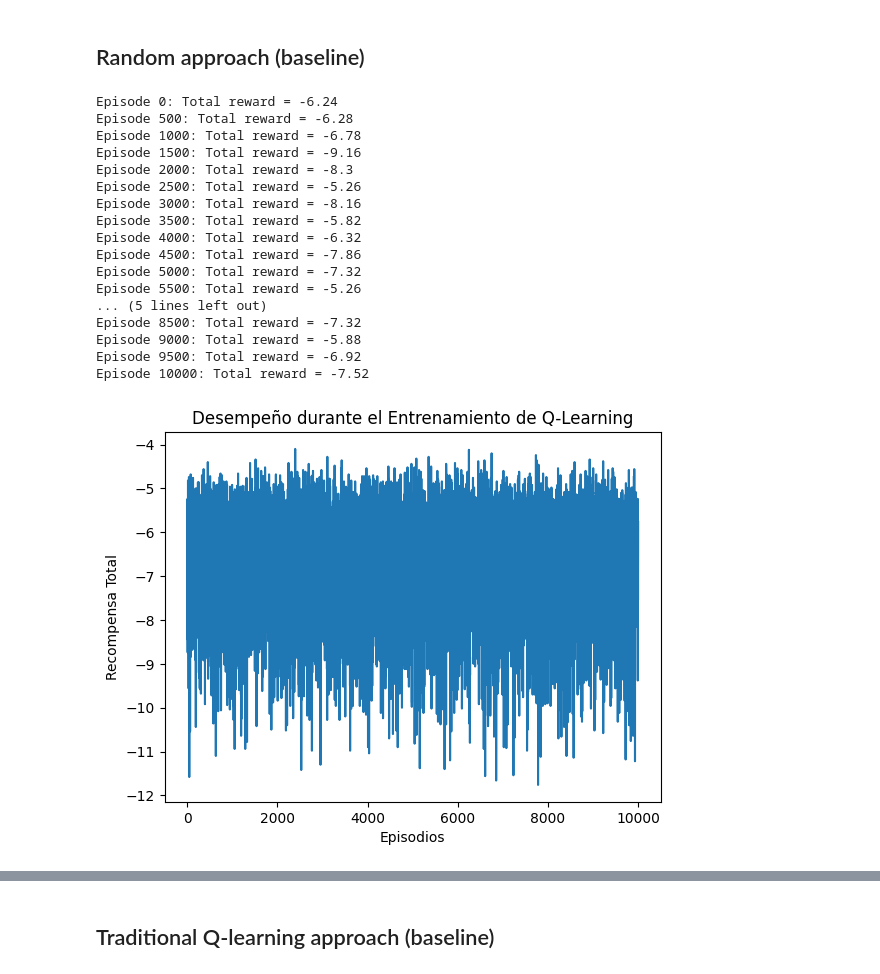
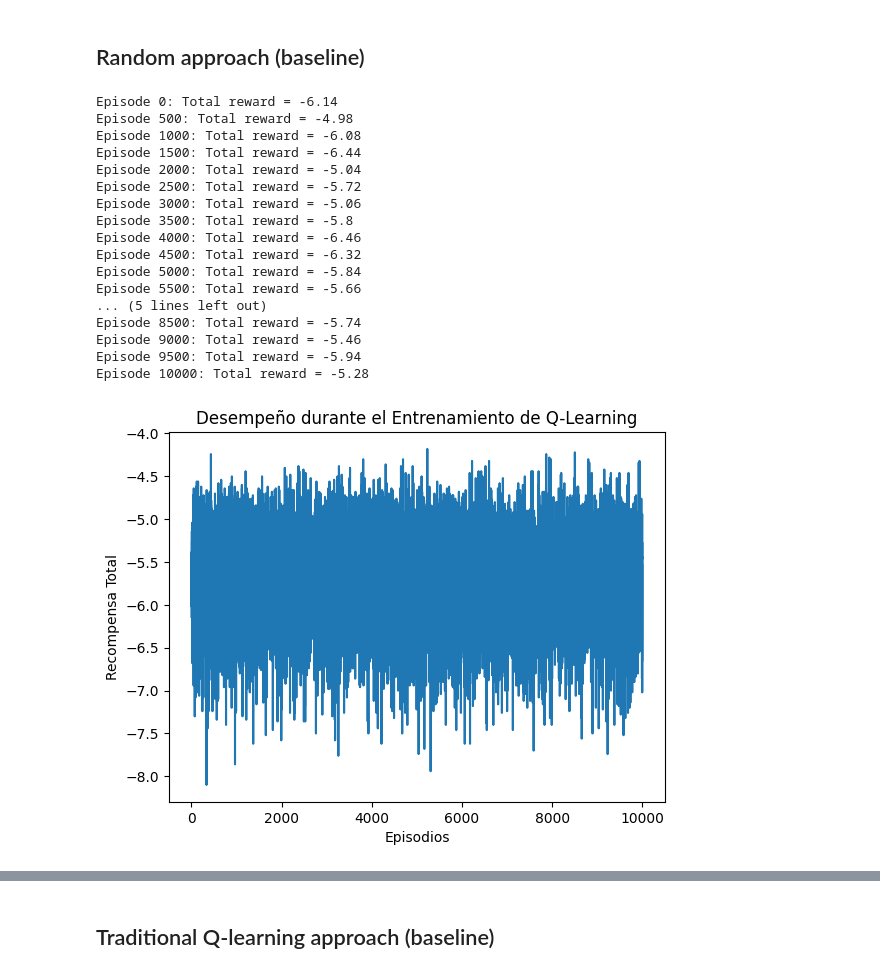
Before and after one commit to rulas99/rl_uniandes, a Jupyter notebook: memory/traffic_simulation_v1.ipynb, the cells around one changed output, grey strips where cells are left out. Cells and saved outputs as stored; diff of their text form; code cells hidden in the pictures.

```diff
--- a/memory/traffic_simulation_v1.ipynb
+++ b/memory/traffic_simulation_v1.ipynb
@@ -7,7 +7,7 @@ from typing import Tuple
 
 # Parámetros del entorno
 MAX_STATE = 10           # Escala de 0 a 10 para C1 y C2
-LAMBDA_ARRIVAL_C1 = 4       # Parámetro de la distribución de Poisson para llegadas
+LAMBDA_ARRIVAL_C1 = 2       # Parámetro de la distribución de Poisson para llegadas
 LAMBDA_ARRIVAL_C2 = 1       # Parámetro de la distribución de Poisson para llegadas
 
 # Parámetros de Q-Learning
@@ -77,9 +173,6 @@ class TrafficEnv:
 ## Random approach (baseline)
 # %%
 # Baseline always choose the same action:
-
-# Inicialización de la tabla Q
-q_table = np.zeros((MAX_STATE + 1, MAX_STATE + 1, len(actions)))
 
 
 # Bucle de entrenamiento
@@ -89,62 +182,51 @@ epsilon = EPSILON
 
 episode_changes = [3000, 6000]
 
 for episode in range(NUM_EPISODES):
     state = env.reset()
     total_reward = 0
     for step in range(STEPS_PER_EPISODE):
-        action = random.randint(0, len(actions)-1)
+        action = random.randint(0, len(env.actions)-1)
         next_state, reward, done = env.step(action)
         c1, c2 = state
         next_c1, next_c2 = next_state
         state = next_state
         total_reward += reward
-
-        # Actualización Q-Learning (Ecuación de Bellman)
-        #best_next = np.max(q_table[next_c1, next_c2, :])
-        #q_table[c1, c2, action] += ALPHA * (reward + GAMMA * best_next - q_table[c1, c2, action])
 
     # Decaimiento de epsilon
     if epsilon > EPSILON_MIN:
         epsilon *= EPSILON_DECAY
     rewards_per_episode.append(total_reward/STEPS_PER_EPISODE)
 
     if episode % 500 == 0:
         print(f"Episode {episode}: Total reward = {total_reward/STEPS_PER_EPISODE}")
 
-    if episode in episode_changes:
-        if episode == 3000:
-            env.c1_lambda = 1
-            env.c2_lambda = 4
-        elif episode == 6000:
-            env.c1_lambda = 4
-            env.c2_lambda = 1
 
 # Graficar el desempeño del agente durante el entrenamiento
 plt.plot(rewards_per_episode)
 plt.xlabel("Episodios")
 plt.ylabel("Recompensa Total")
 plt.title("Desempeño durante el Entrenamiento de Q-Learning")
 plt.show()
 # %% [output]
-Episode 0: Total reward = -6.24
-Episode 500: Total reward = -6.28
-Episode 1000: Total reward = -6.78
-Episode 1500: Total reward = -9.16
-Episode 2000: Total reward = -8.3
-Episode 2500: Total reward = -5.26
-Episode 3000: Total reward = -8.16
-Episode 3500: Total reward = -5.82
-Episode 4000: Total reward = -6.32
-Episode 4500: Total reward = -7.86
-Episode 5000: Total reward = -7.32
-Episode 5500: Total reward = -5.26
+Episode 0: Total reward = -6.14
+Episode 500: Total reward = -4.98
+Episode 1000: Total reward = -6.08
+Episode 1500: Total reward = -6.44
+Episode 2000: Total reward = -5.04
+Episode 2500: Total reward = -5.72
+Episode 3000: Total reward = -5.06
+Episode 3500: Total reward = -5.8
+Episode 4000: Total reward = -6.46
+Episode 4500: Total reward = -6.32
+Episode 5000: Total reward = -5.84
+Episode 5500: Total reward = -5.66
 ... (5 lines left out)
-Episode 8500: Total reward = -7.32
-Episode 9000: Total reward = -5.88
-Episode 9500: Total reward = -6.92
-Episode 10000: Total reward = -7.52
+Episode 8500: Total reward = -5.74
+Episode 9000: Total reward = -5.46
+Episode 9500: Total reward = -5.94
+Episode 10000: Total reward = -5.28
-[figure, old version]
+[figure, new version]
 # %%
 #plot moving average of rewards
 def moving_average(x, w):
```
Also changed, not shown: parts of 14 cells of this notebook.
